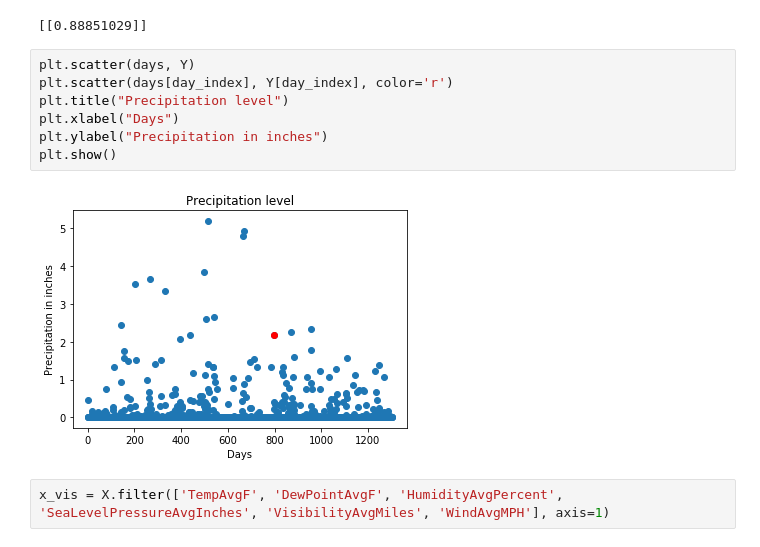
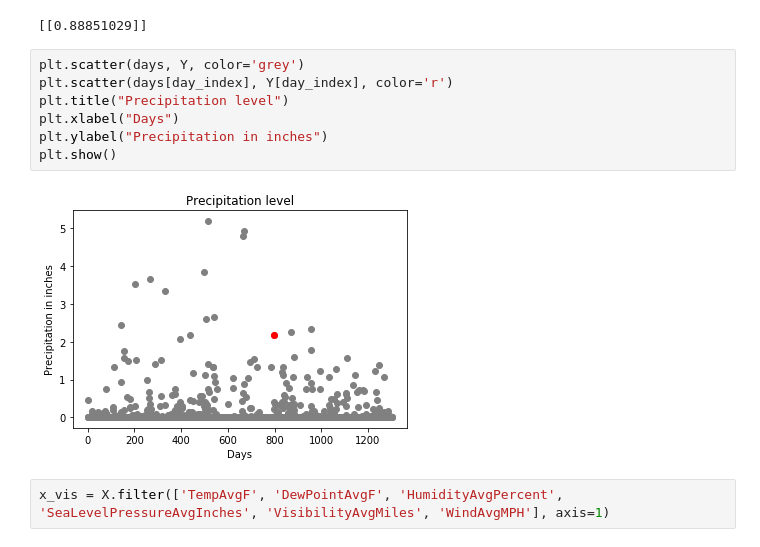
Before and after one commit to syedfasihuddin/Predicting-Rainfall, a Jupyter notebook: PredictingRainfall.ipynb, the cells around one changed output. Drawn from its saved outputs; the diff is of its cells as text.

```diff
--- a/PredictingRainfall.ipynb
+++ b/PredictingRainfall.ipynb
@@ -159,14 +162,14 @@ print(clf.predict(input))
 # %% [output]
 [[0.88851029]]
 # %%
-plt.scatter(days, Y)
+plt.scatter(days, Y, color='grey')
 plt.scatter(days[day_index], Y[day_index], color='r')
 plt.title("Precipitation level")
 plt.xlabel("Days")
 plt.ylabel("Precipitation in inches")
 plt.show()
 # %% [output]
-[figure, old version]
+[figure, new version]
 # %%
 x_vis = X.filter(['TempAvgF', 'DewPointAvgF', 'HumidityAvgPercent', 'SeaLevelPressureAvgInches', 'VisibilityAvgMiles', 'WindAvgMPH'], axis=1)
 # %%
```
Also changed, not shown: parts of 2 cells of this notebook.
